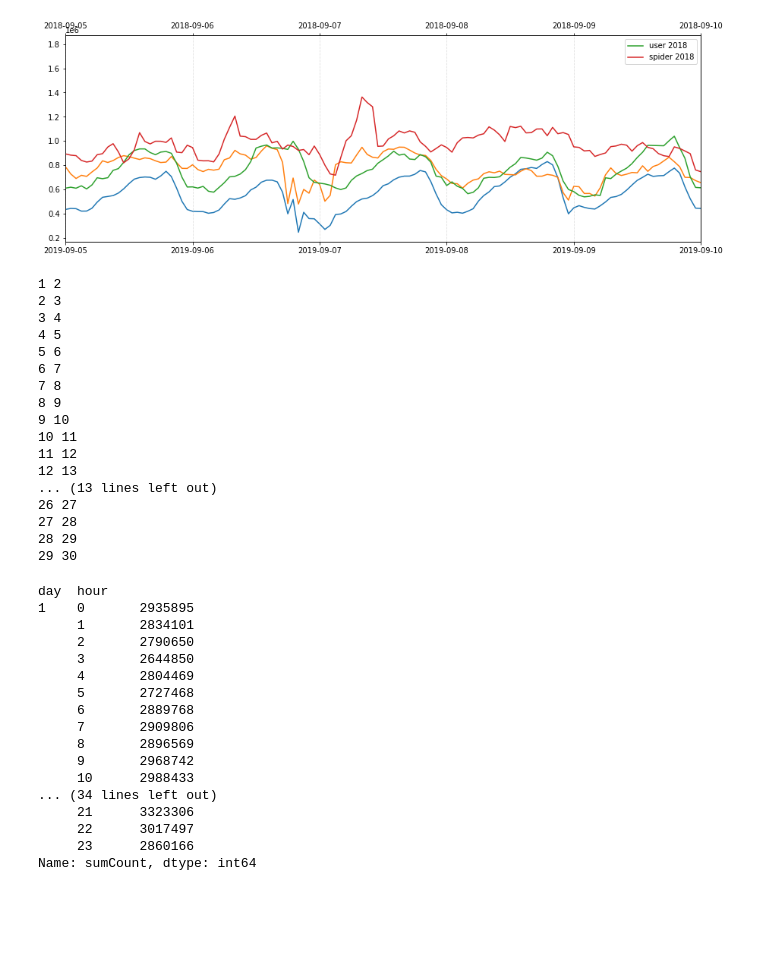
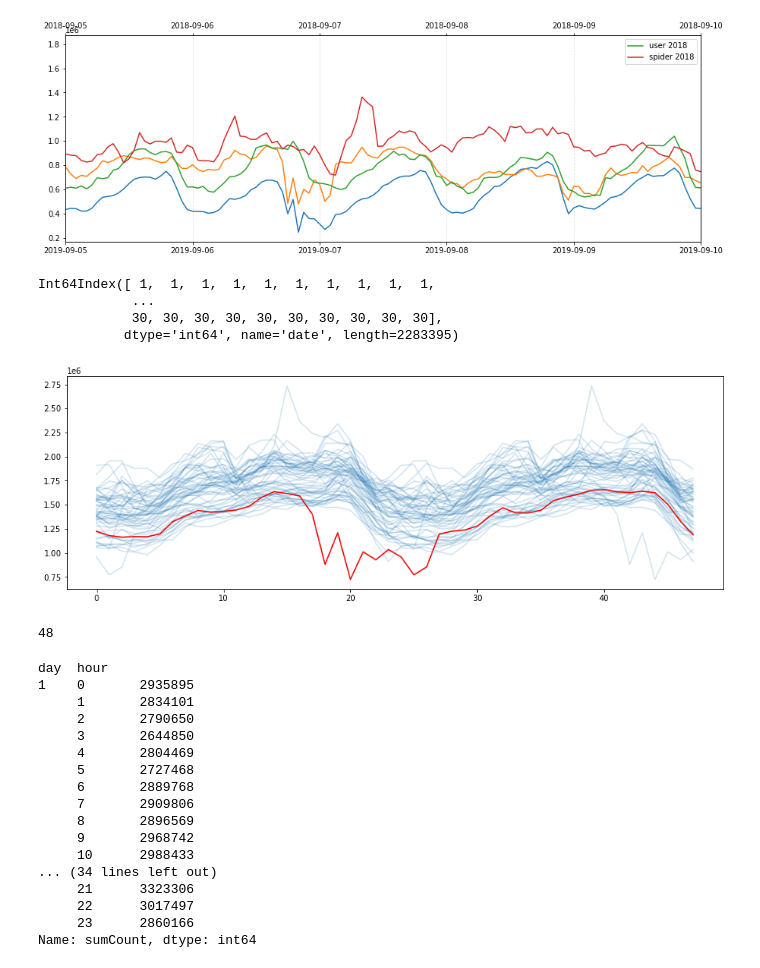
Before and after one commit to charelF/LSDEW4, a Jupyter notebook: exploration/charel/charel_attack_exploration.ipynb, the cells around one changed output. Drawn from its saved outputs; the diff is of its cells as text; code cells hidden in the pictures; blank space fills up the shorter version.

Commit message:
nice attack visualisation

```diff
--- a/exploration/charel/charel_attack_exploration.ipynb
+++ b/exploration/charel/charel_attack_exploration.ipynb
@@ -71,8 +71,12 @@ plt.grid(linestyle="--", alpha=0.4)
 # %%
 def getdfcols(df):
     l = [df.index.to_numpy()]
-    for c in df.columns:
-        l.append(df[c].to_numpy())
+    try:
+        for c in df.columns:
+            l.append(df[c].to_numpy())
+    except AttributeError:
+        # its probably a series ...
+        l.append(df.to_numpy())
     return l
 # %%
 df_spider = df2[df2["trafficType"]=="spider"].groupby(["date"]).sum(["sumCount"])
@@ -98,29 +96,35 @@ plt.legend()
 plt.show()
 # %% [output]
 [figure]
+# %%
+df2.index.day
+# %% [output]
+Int64Index([ 1,  1,  1,  1,  1,  1,  1,  1,  1,  1,
+            ...
+            30, 30, 30, 30, 30, 30, 30, 30, 30, 30],
+           dtype='int64', name='date', length=2283395)
 # %%
-df4 = df2.groupby([df2.index.day, df2.index.hour])["sumCount"].sum()
-df4.rename_axis(index=["day", "hour"], inplace=True)
+df4 = df2.groupby([df2.index.year, df2.index.day, df2.index.hour])["sumCount"].sum()
+df4.rename_axis(index=["year", "day", "hour"], inplace=True)
+
+years = df4.index.get_level_values("year").unique().to_numpy()
 days = df4.index.get_level_values("day").unique().to_numpy()
-for day, nextday in zip(days[:-1], days[:-1]+1):
-    print(day, nextday)
-    df4.loc[day:nextday]
-    # plt.plot(df4.loc[day:nextday], "-", alpha=0.3, color="C0")
+
+fig, ax = plt.subplots(figsize=(15,5))
+
+for year in years:
+    for day, nextday in zip(days[:-1], days[:-1]+1):
+        _, y = getdfcols(df4.loc[year].loc[day:nextday])
+        x = np.arange(0, 48)
+        ax.plot(x, y, "-", alpha=0.2, color="C0")
+ax.plot()
+attack_df2 = df2.loc[datetime.datetime(2019, 9, 6, 0):datetime.datetime(2019, 9, 7, 23)]
+attack_per_hour = attack_df2.groupby([attack_df2.index.day, attack_df2.index.hour]).sum("sumCount")
+ax.plot(x, attack_per_hour, color="red")
+plt.show()
 # %% [output]
-1 2
-2 3
-3 4
-4 5
-5 6
-6 7
-7 8
-8 9
-9 10
-10 11
-11 12
-12 13
-... (13 lines left out)
-26 27
-27 28
-28 29
-29 30
+[figure, added]
+# %%
+getdfcols(df4.loc[day:nextday])[0].size
+# %% [output]
+48
```
Also changed, not shown: parts of 2 cells of this notebook.
